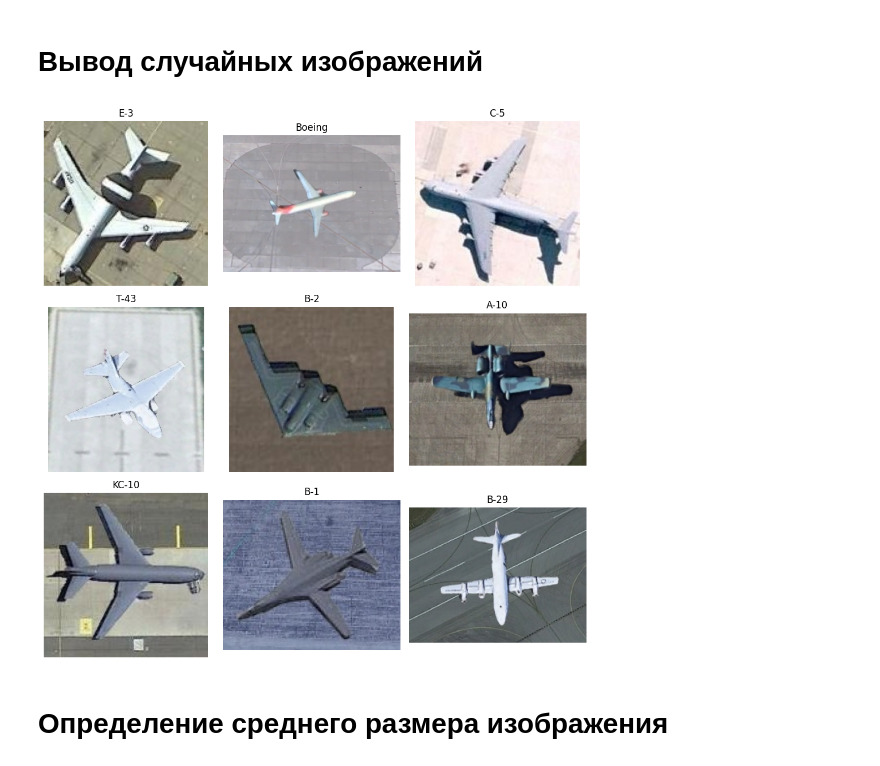
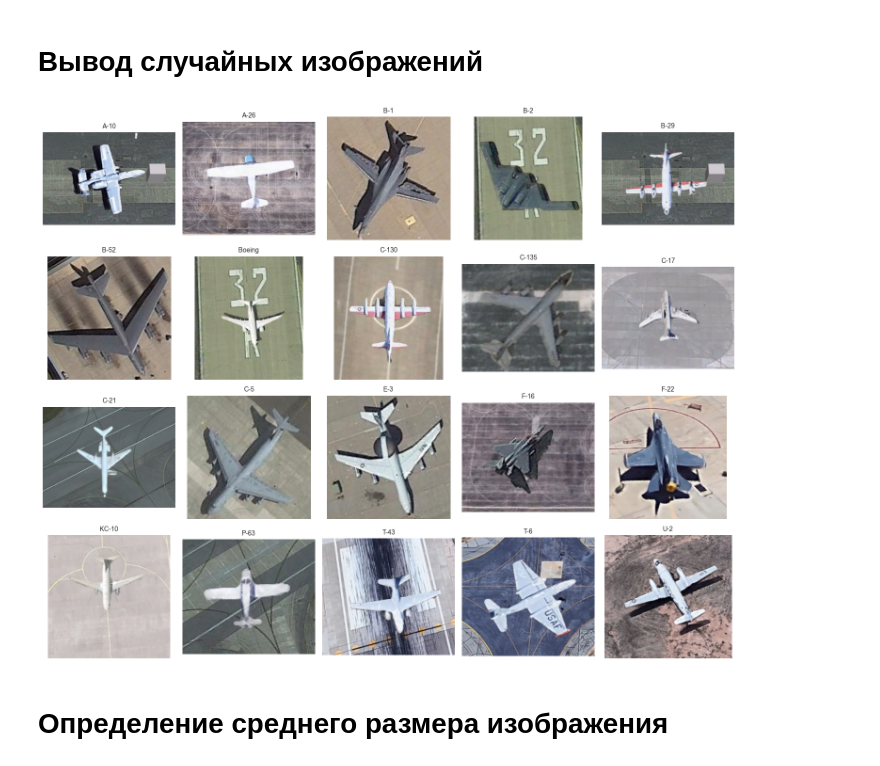
Before and after one commit to Envicta25/diplom, a Jupyter notebook: main.ipynb, the cells around one changed output. Cells and saved outputs as stored; diff of their text form; code cells hidden in the pictures.

```diff
--- a/main.ipynb
+++ b/main.ipynb
@@ -31,33 +32,41 @@ import matplotlib.dates as mdates
 # %%
 # Путь к датасету
 dataset_path = "MTARSI_Dataset"
 
 # Получаем список классов (папок)
 classes = sorted(os.listdir(dataset_path))
+n_classes = len(classes)
 
-# Выбираем 9 случайных классов
-selected_classes = random.sample(classes, 9)
+# Определяем количество столбцов и строк для сетки
+cols = 5
+rows = math.ceil(n_classes / cols)
 
-# Создаем 3x3 сетку
-fig, axes = plt.subplots(3, 3, figsize=(10, 10))
+# Создаем фигуру и оси
+fig, axes = plt.subplots(rows, cols, figsize=(15, 3 * rows))
+axes = axes.flatten()
 
-# Для каждого выбранного класса выбираем случайное изображение
-for ax, class_name in zip(axes.ravel(), selected_classes):
+# Для каждого класса выбираем случайное изображение и отображаем его
+for i, class_name in enumerate(classes):
     class_path = os.path.join(dataset_path, class_name)
-    image_name = random.choice(os.listdir(class_path))  # Выбираем случайное изображение
+    image_name = random.choice(os.listdir(class_path))
     image_path = os.path.join(class_path, image_name)
 
-    # Читаем и отображаем изображение
+    # Чтение и преобразование изображения
     image = cv2.imread(image_path)
-    image = cv2.cvtColor(image, cv2.COLOR_BGR2RGB)  # Преобразуем BGR в RGB
-    ax.imshow(image)
-    ax.set_title(class_name)
-    ax.axis("off")
+    image = cv2.cvtColor(image, cv2.COLOR_BGR2RGB)
+
+    axes[i].imshow(image)
+    axes[i].set_title(class_name, fontsize=10)
+    axes[i].axis("off")
+
+# Отключаем оси для пустых подграфиков, если они есть
+for j in range(i + 1, len(axes)):
+    axes[j].axis("off")
 
 plt.tight_layout()
 plt.show()
 # %% [output]
-[figure, old version]
+[figure, new version]
 # %% [markdown]
 # Определение среднего размера изображения
 # %%
```
Also changed, not shown: parts of 8 cells of this notebook, 8 other files.
